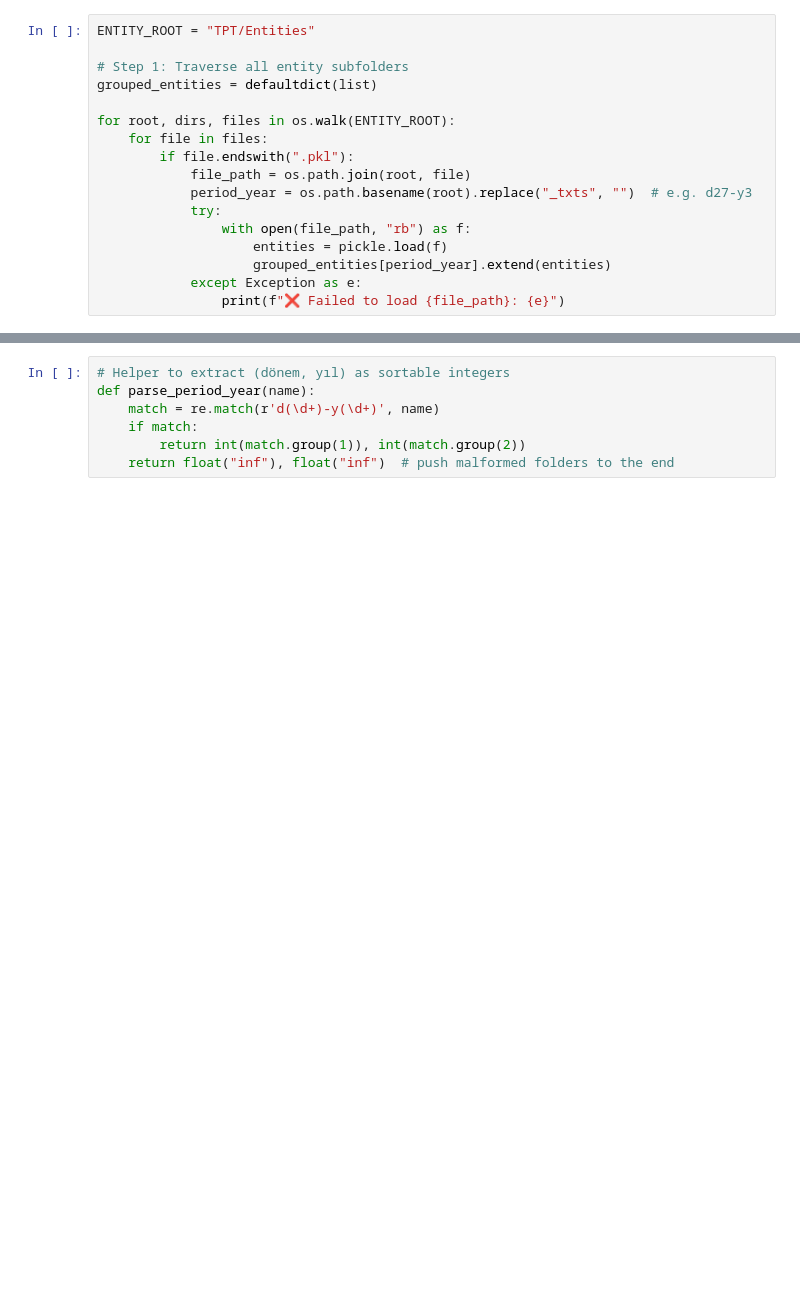
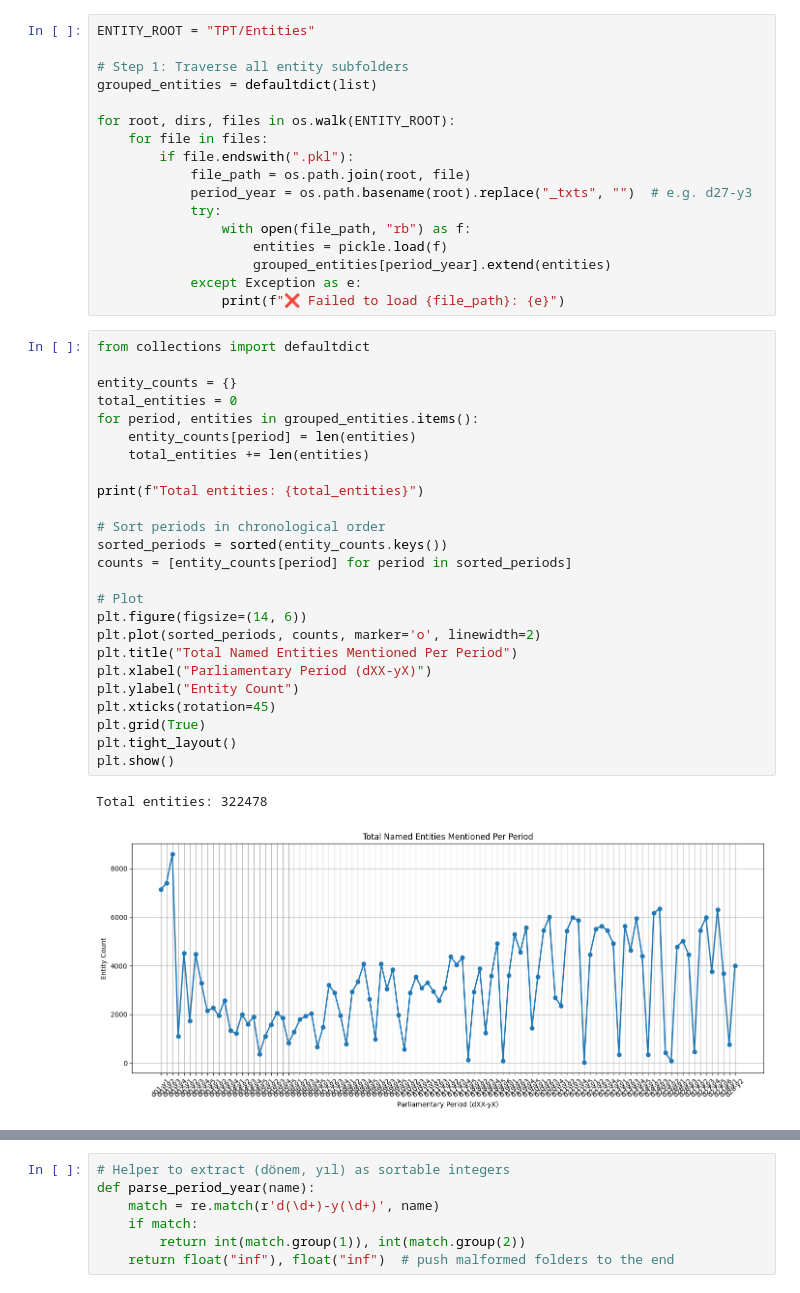
Before and after one commit to iremnuy/CMPE491, a Jupyter notebook: timeseries_entity_frequency_analysis.ipynb, the cells around one changed output, grey strips where cells are left out. Saved outputs shown, nothing was run; the diff lists cells and outputs as text; blank space fills up the shorter version.

```diff
--- a/timeseries_entity_frequency_analysis.ipynb
+++ b/timeseries_entity_frequency_analysis.ipynb
@@ -28,3 +35,31 @@ for root, dirs, files in os.walk(ENTITY_ROOT):
                     grouped_entities[period_year].extend(entities)
             except Exception as e:
                 print(f"❌ Failed to load {file_path}: {e}")
+# %%
+from collections import defaultdict
+
+entity_counts = {}
+total_entities = 0
+for period, entities in grouped_entities.items():
+    entity_counts[period] = len(entities)
+    total_entities += len(entities)
+
+print(f"Total entities: {total_entities}")
+
+# Sort periods in chronological order
+sorted_periods = sorted(entity_counts.keys())
+counts = [entity_counts[period] for period in sorted_periods]
+
+# Plot
+plt.figure(figsize=(14, 6))
+plt.plot(sorted_periods, counts, marker='o', linewidth=2)
+plt.title("Total Named Entities Mentioned Per Period")
+plt.xlabel("Parliamentary Period (dXX-yX)")
+plt.ylabel("Entity Count")
+plt.xticks(rotation=45)
+plt.grid(True)
+plt.tight_layout()
+plt.show()
+# %% [output]
+Total entities: 322478
+[figure, added]
```
Also changed, not shown: parts of 6 cells of this notebook.
